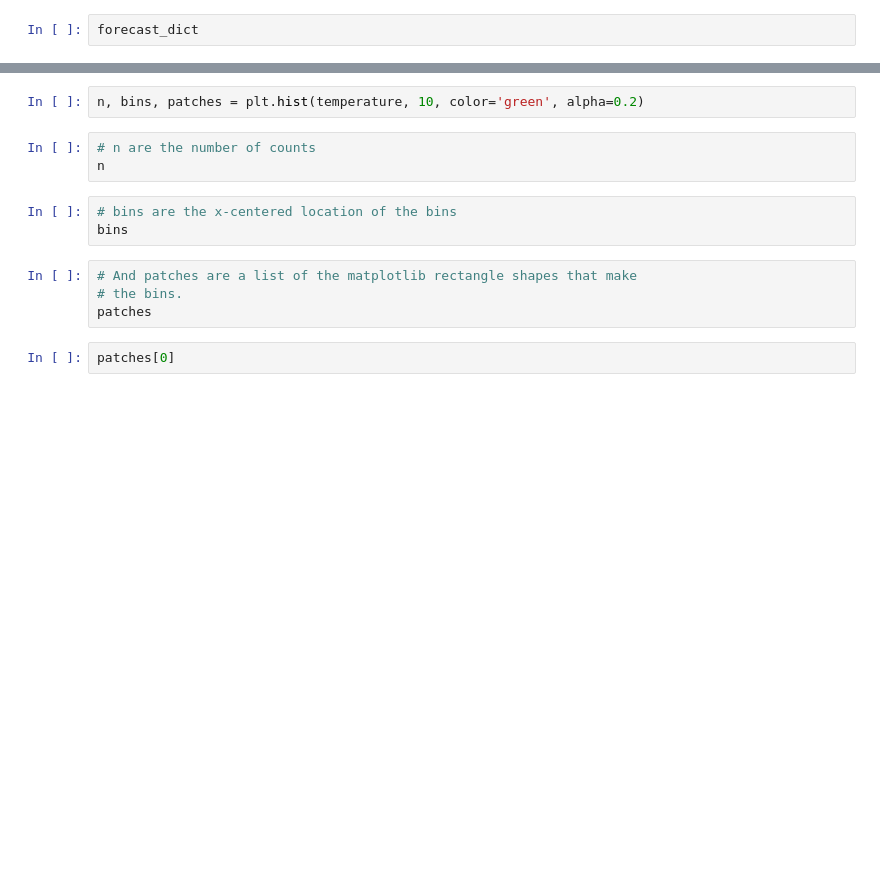
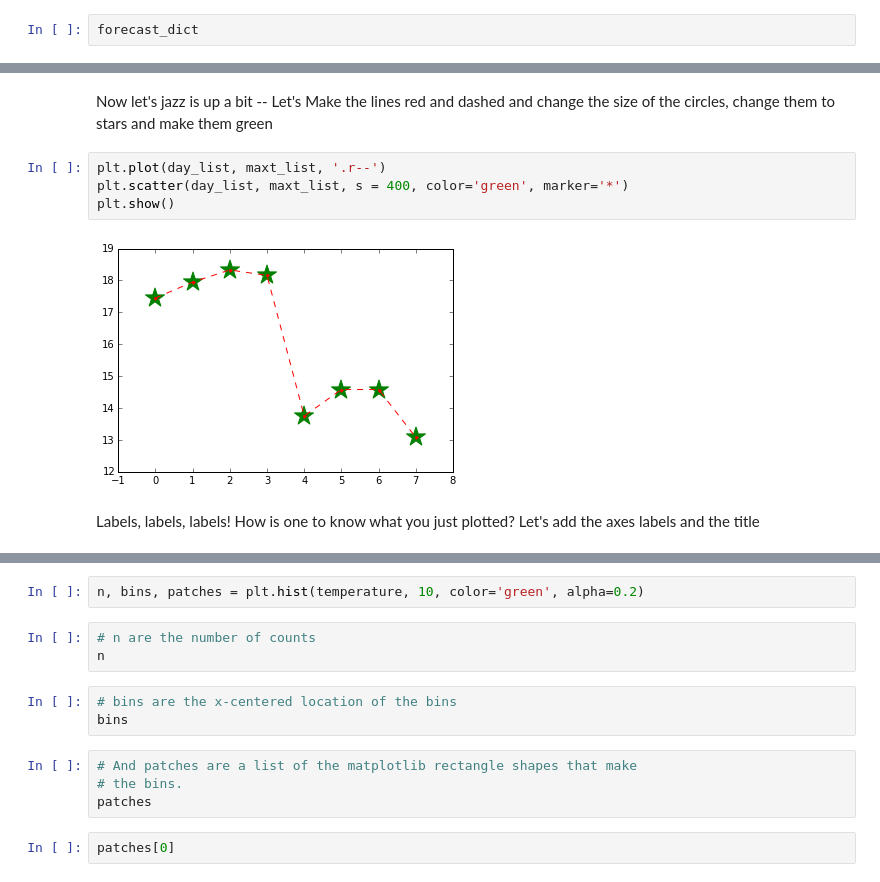
Before and after one commit to ginaschmalzle/pyladies_matplotlib_ipython_notebooks, a Jupyter notebook: pyladies.ipynb, the cells around one changed output, grey strips where cells are left out. Saved outputs shown, nothing was run; the diff lists cells and outputs as text; blank space fills up the shorter version.

```diff
--- a/pyladies.ipynb
+++ b/pyladies.ipynb
@@ -68 +88,12 @@ print (maxt_list)
+# %% [markdown]
+Now let's jazz is up a bit --
+Let's Make the lines red and dashed and change the size of the circles, change them to stars and make them green
+# %%
+plt.plot(day_list, maxt_list, '.r--')
+plt.scatter(day_list, maxt_list, s = 400, color='green', marker='*')
+plt.show()
+# %% [output]
+[figure, added]
+# %% [markdown]
+Labels, labels, labels!  How is one to know what you just plotted?  Let's add the axes labels and the title
 # %%
```
Also changed, not shown: parts of 48 cells of this notebook, 1 other file.
